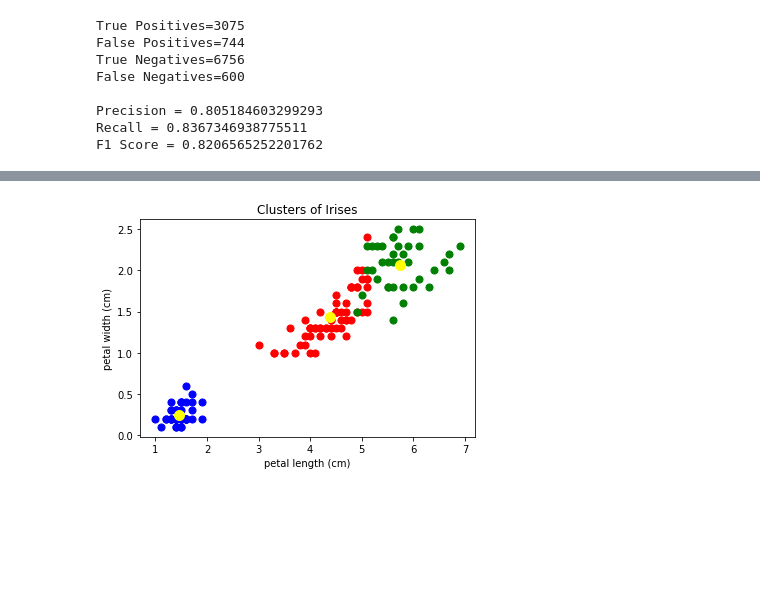
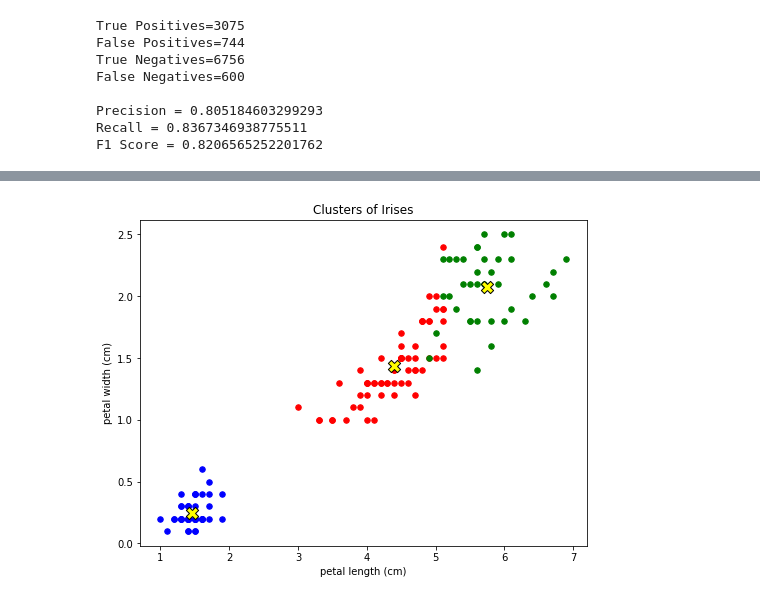
Before and after one commit to ANGELLOPARR/csc466-project, a Jupyter notebook: KmeansExercise.ipynb, the cells around one changed output, grey strips where cells are left out. Cells and saved outputs as stored; diff of their text form; code cells hidden in the pictures; blank space fills up the shorter version.

```diff
--- a/KmeansExercise.ipynb
+++ b/KmeansExercise.ipynb
@@ -99,4 +94,7 @@ False Negatives=600
 Precision = 0.805184603299293
 Recall = 0.8367346938775511
 F1 Score = 0.8206565252201762
+# %%
+point_size = 30
+centroid_size = 150
 # %%
@@ -114,12 +113,13 @@ plt.show()
 # %%
-plt.scatter(X.values[y_kmeans==0, 2], X.values[y_kmeans==0, 3], s=50, c='red', label ='Cluster 1')
-plt.scatter(X.values[y_kmeans==1, 2], X.values[y_kmeans==1, 3], s=50, c='blue', label ='Cluster 2')
-plt.scatter(X.values[y_kmeans==2, 2], X.values[y_kmeans==2, 3], s=50, c='green', label ='Cluster 3')
+plt.figure(figsize=(8,6))
+plt.scatter(X.values[y_kmeans==0, 2], X.values[y_kmeans==0, 3], s=point_size, c='red', label ='Cluster 1')
+plt.scatter(X.values[y_kmeans==1, 2], X.values[y_kmeans==1, 3], s=point_size, c='blue', label ='Cluster 2')
+plt.scatter(X.values[y_kmeans==2, 2], X.values[y_kmeans==2, 3], s=point_size, c='green', label ='Cluster 3')
 
-plt.scatter(kmeans.cluster_centers_[:, 2], kmeans.cluster_centers_[:, 3], s=100, c='yellow', label = 'Centroids')
+plt.scatter(kmeans.cluster_centers_[:, 2], kmeans.cluster_centers_[:, 3], s=centroid_size, c='yellow', label = 'Centroids', marker='X', edgecolors='black')
 plt.title('Clusters of Irises')
 plt.xlabel('petal length (cm)')
 plt.ylabel('petal width (cm)')
 plt.show()
 # %% [output]
-[figure, old version]
+[figure, new version]
```
Also changed, not shown: parts of 2 cells of this notebook.
